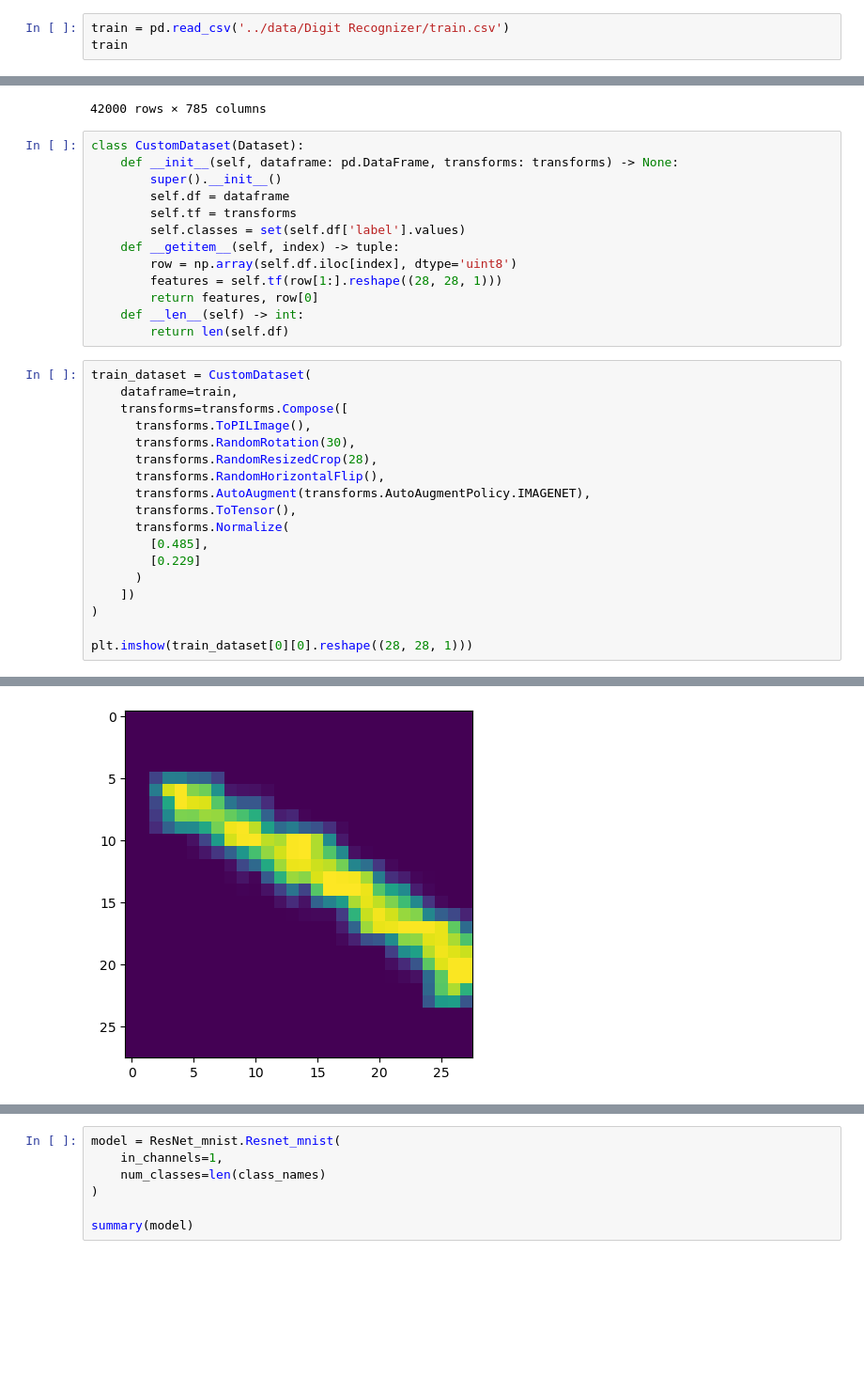
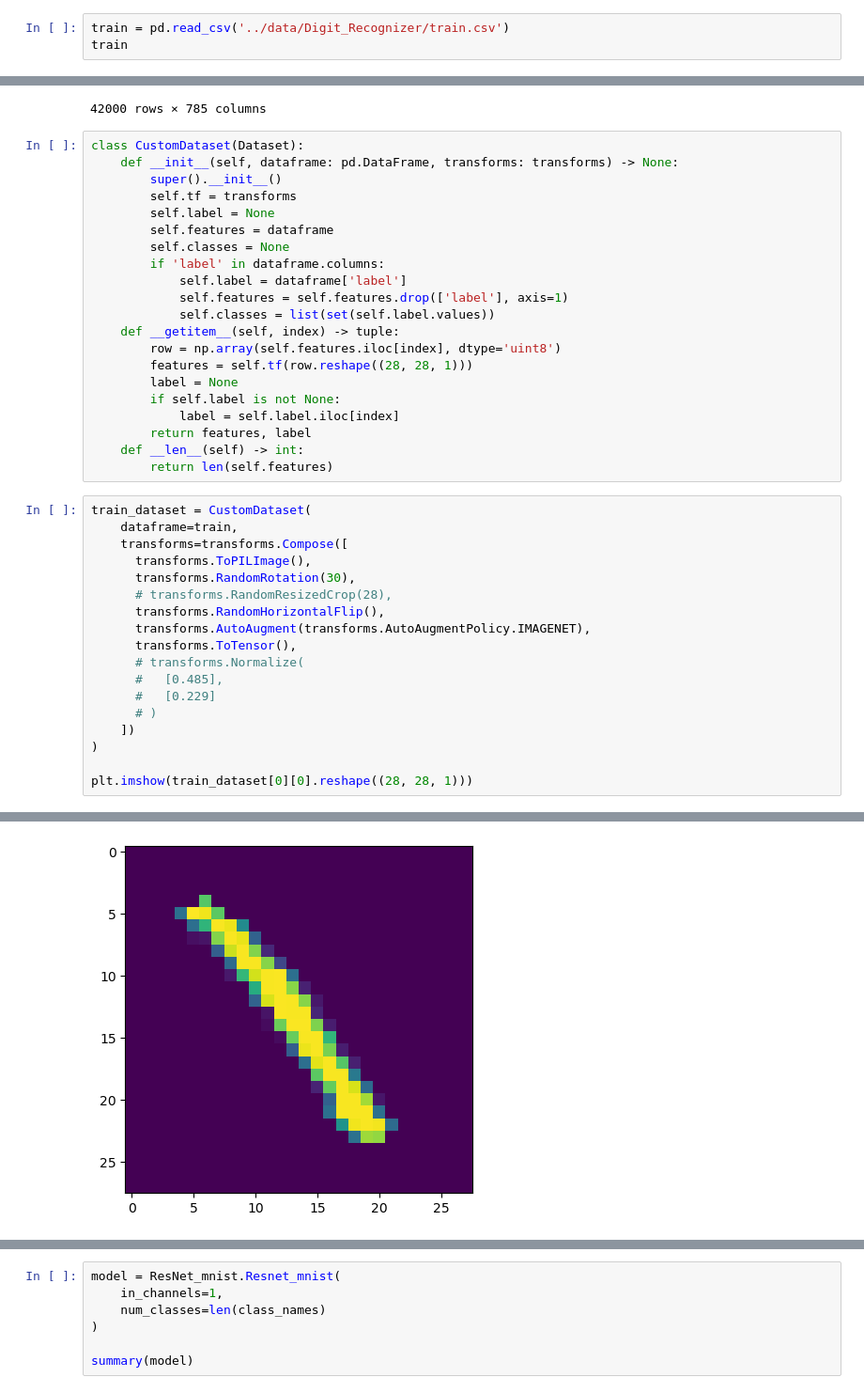
Before and after one commit to dkqp/Kaggle, a Jupyter notebook: notebooks/digit-recognizer.ipynb, the cells around one changed output, grey strips where cells are left out. Shown at 94% size. Saved outputs shown, nothing was run; the diff lists cells and outputs as text; blank space fills up the shorter version.

```diff
--- a/notebooks/digit-recognizer.ipynb
+++ b/notebooks/digit-recognizer.ipynb
@@ -27,7 +27,7 @@ elif torch.backends.mps.is_available():
 else:
     device = torch.device('cpu')
 # %%
-train = pd.read_csv('../data/Digit Recognizer/train.csv')
+train = pd.read_csv('../data/Digit_Recognizer/train.csv')
 train
 # %% [output]
 |  | label | pixel0 | pixel1 | pixel2 | pixel3 | pixel4 | pixel5 | pixel6 | pixel7 | pixel8 | ... | ... |
@@ -47,36 +47,44 @@ train
 class CustomDataset(Dataset):
     def __init__(self, dataframe: pd.DataFrame, transforms: transforms) -> None:
         super().__init__()
-        self.df = dataframe
         self.tf = transforms
-        self.classes = set(self.df['label'].values)
+        self.label = None
+        self.features = dataframe
+        self.classes = None
+        if 'label' in dataframe.columns:
+            self.label = dataframe['label']
+            self.features = self.features.drop(['label'], axis=1)
+            self.classes = list(set(self.label.values))
     def __getitem__(self, index) -> tuple:
-        row = np.array(self.df.iloc[index], dtype='uint8')
-        features = self.tf(row[1:].reshape((28, 28, 1)))
-        return features, row[0]
+        row = np.array(self.features.iloc[index], dtype='uint8')
+        features = self.tf(row.reshape((28, 28, 1)))
+        label = None
+        if self.label is not None:
+            label = self.label.iloc[index]
+        return features, label
     def __len__(self) -> int:
-        return len(self.df)
+        return len(self.features)
 # %%
 train_dataset = CustomDataset(
     dataframe=train,
     transforms=transforms.Compose([
       transforms.ToPILImage(),
       transforms.RandomRotation(30),
-      transforms.RandomResizedCrop(28),
+      # transforms.RandomResizedCrop(28),
       transforms.RandomHorizontalFlip(),
       transforms.AutoAugment(transforms.AutoAugmentPolicy.IMAGENET),
       transforms.ToTensor(),
-      transforms.Normalize(
-        [0.485],
-        [0.229]
-      )
+      # transforms.Normalize(
+      #   [0.485],
+      #   [0.229]
+      # )
     ])
 )
 
 plt.imshow(train_dataset[0][0].reshape((28, 28, 1)))
 # %% [output]
 <matplotlib.image.AxesImage at 0x...>
-[figure, old version]
+[figure, new version]
 # %%
 train_sub, val_sub = data_setup.split_dataset(
     dataset=train_dataset,
```
Also changed, not shown: parts of 16 cells of this notebook, 5 other files.
